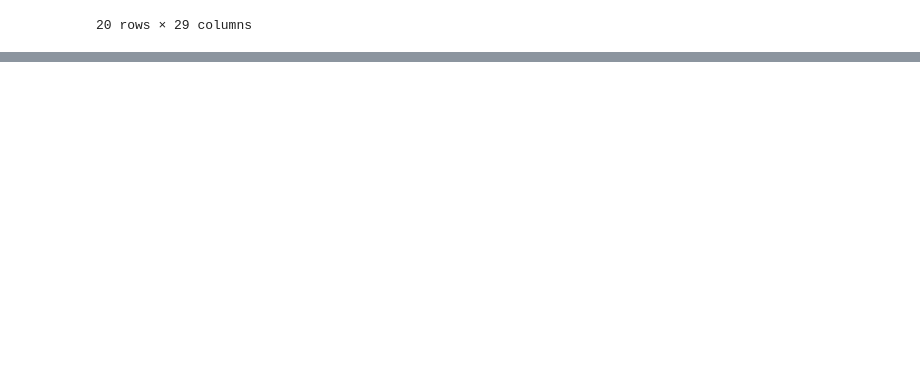
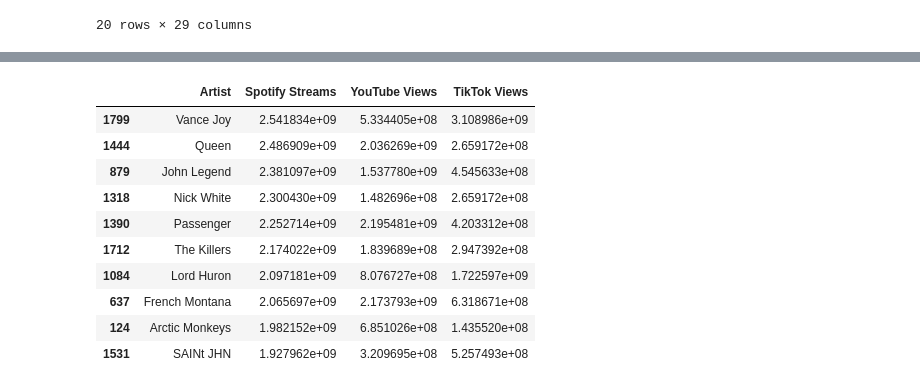
Before and after one commit to yamare1/edaviz-final-spotify, a Jupyter notebook: EDA Final Project.ipynb, the cells around one changed output, grey strips where cells are left out. Saved outputs shown, nothing was run; the diff lists cells and outputs as text; code cells hidden in the pictures; blank space fills up the shorter version.

```diff
--- a/EDA Final Project.ipynb
+++ b/EDA Final Project.ipynb
@@ -140,0 +96,10 @@ len(artists)
+# %%
+# Group by artist and calculate the average for each metric
+artist_avg = spotify.groupby('Artist').agg({
+    'Spotify Streams': 'mean',
+    'YouTube Views': 'mean',
+    'TikTok Views': 'mean'
+}).reset_index()
+
+# Display the resulting DataFrame
+print(artist_avg)
@@ -140,0 +124,16 @@ len(artists)
+# %%
+artist_avg_sorted = artist_avg.sort_values(by='Spotify Streams', ascending=False)
+top_10_artists = artist_avg_sorted.head(10)
+top_10_artists
+# %% [output]
+|  | Artist | Spotify Streams | YouTube Views | TikTok Views |
+| 1799 | Vance Joy | 2.541834e+09 | 5.334405e+08 | 3.108986e+09 |
+| 1444 | Queen | 2.486909e+09 | 2.036269e+09 | 2.659172e+08 |
+| 879 | John Legend | 2.381097e+09 | 1.537780e+09 | 4.545633e+08 |
+| 1318 | Nick White | 2.300430e+09 | 1.482696e+08 | 2.659172e+08 |
+| 1390 | Passenger | 2.252714e+09 | 2.195481e+09 | 4.203312e+08 |
+| 1712 | The Killers | 2.174022e+09 | 1.839689e+08 | 2.947392e+08 |
+| 1084 | Lord Huron | 2.097181e+09 | 8.076727e+08 | 1.722597e+09 |
+| 637 | French Montana | 2.065697e+09 | 2.173793e+09 | 6.318671e+08 |
+| 124 | Arctic Monkeys | 1.982152e+09 | 6.851026e+08 | 1.435520e+08 |
+| 1531 | SAINt JHN | 1.927962e+09 | 3.209695e+08 | 5.257493e+08 |
```
Also changed, not shown: parts of 11 cells of this notebook.
